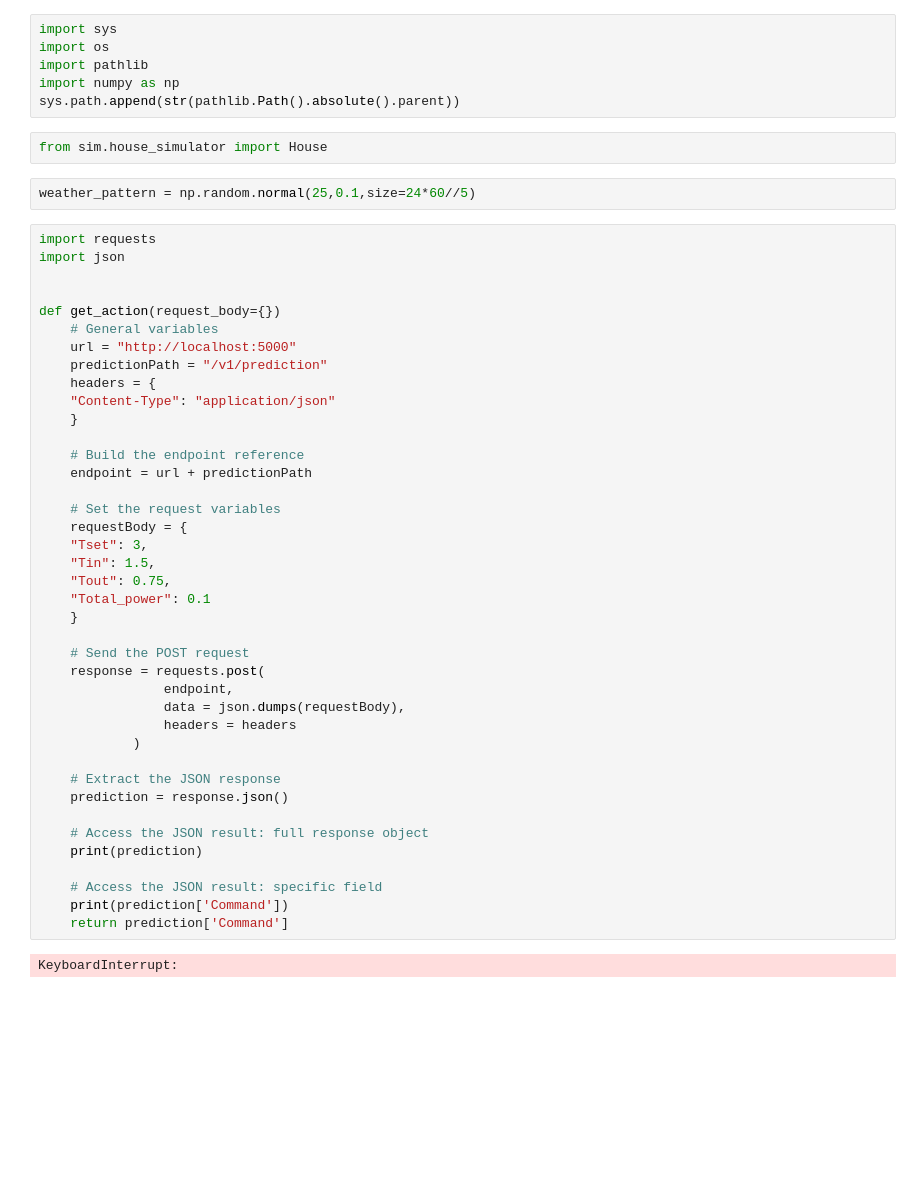
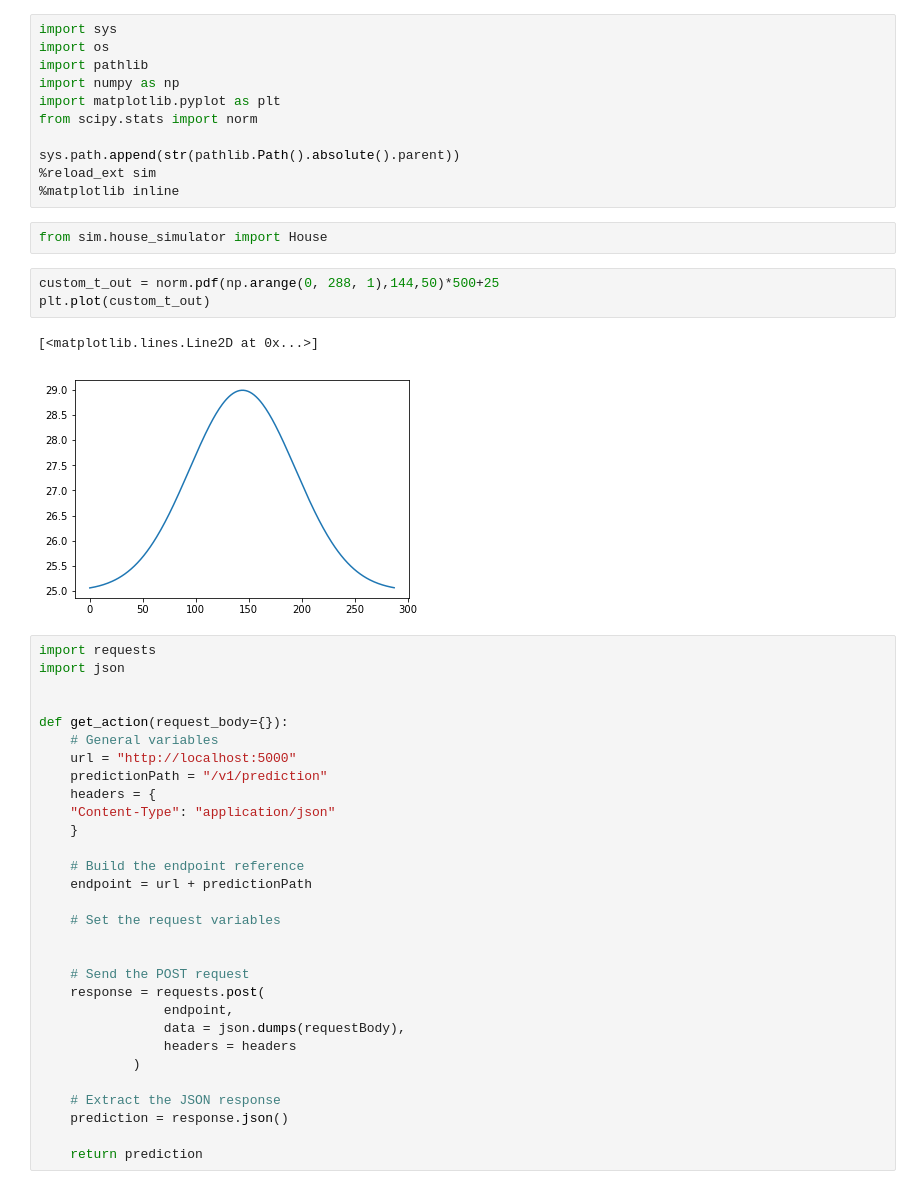
Before and after one commit to FlorianPydde/training-rf-bonsai, a Jupyter notebook: capstone/house-energy/assessments/01-holdout-test.ipynb, the cells around one changed output. Drawn from its saved outputs; the diff is of its cells as text; blank space fills up the shorter version.

```diff
--- a/capstone/house-energy/assessments/01-holdout-test.ipynb
+++ b/capstone/house-energy/assessments/01-holdout-test.ipynb
@@ -3,17 +3,26 @@ import sys
 import os
 import pathlib
 import numpy as np
+import matplotlib.pyplot as plt
+from scipy.stats import norm
+
 sys.path.append(str(pathlib.Path().absolute().parent))
+%reload_ext sim
+%matplotlib inline
 # %%
 from sim.house_simulator import House
-# %%
-weather_pattern = np.random.normal(25,0.1,size=24*60//5)
+# %%
+custom_t_out = norm.pdf(np.arange(0, 288, 1),144,50)*500+25
+plt.plot(custom_t_out)
+# %% [output]
+[<matplotlib.lines.Line2D at 0x...>]
+[figure, added]
 # %%
 import requests
 import json
 
 
-def get_action(request_body={})
+def get_action(request_body={}):
     # General variables
     url = "http://localhost:5000"
     predictionPath = "/v1/prediction"
@@ -25,12 +34,7 @@ def get_action(request_body={})
     endpoint = url + predictionPath
 
     # Set the request variables
-    requestBody = {
-    "Tset": 3,
-    "Tin": 1.5,
-    "Tout": 0.75,
-    "Total_power": 0.1
-    }
+
 
     # Send the POST request
     response = requests.post(
@@ -42,12 +46,5 @@ def get_action(request_body={})
     # Extract the JSON response
     prediction = response.json()
 
-    # Access the JSON result: full response object
-    print(prediction)
-
-    # Access the JSON result: specific field
-    print(prediction['Command'])
-    return prediction['Command']
+    return prediction
-# %% [output]
-KeyboardInterrupt:
 # %%
```
Also changed, not shown: parts of 3 cells of this notebook.
